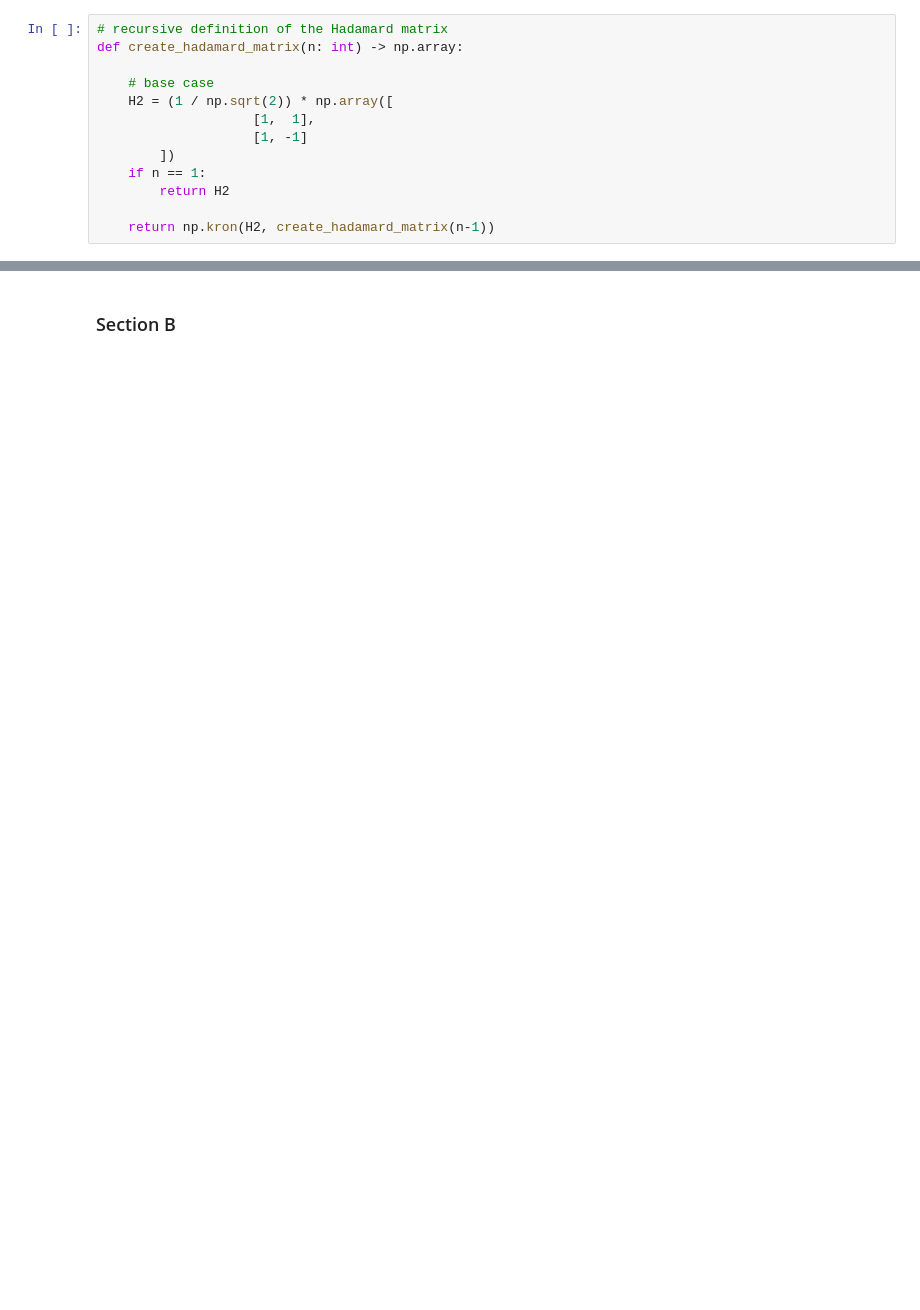
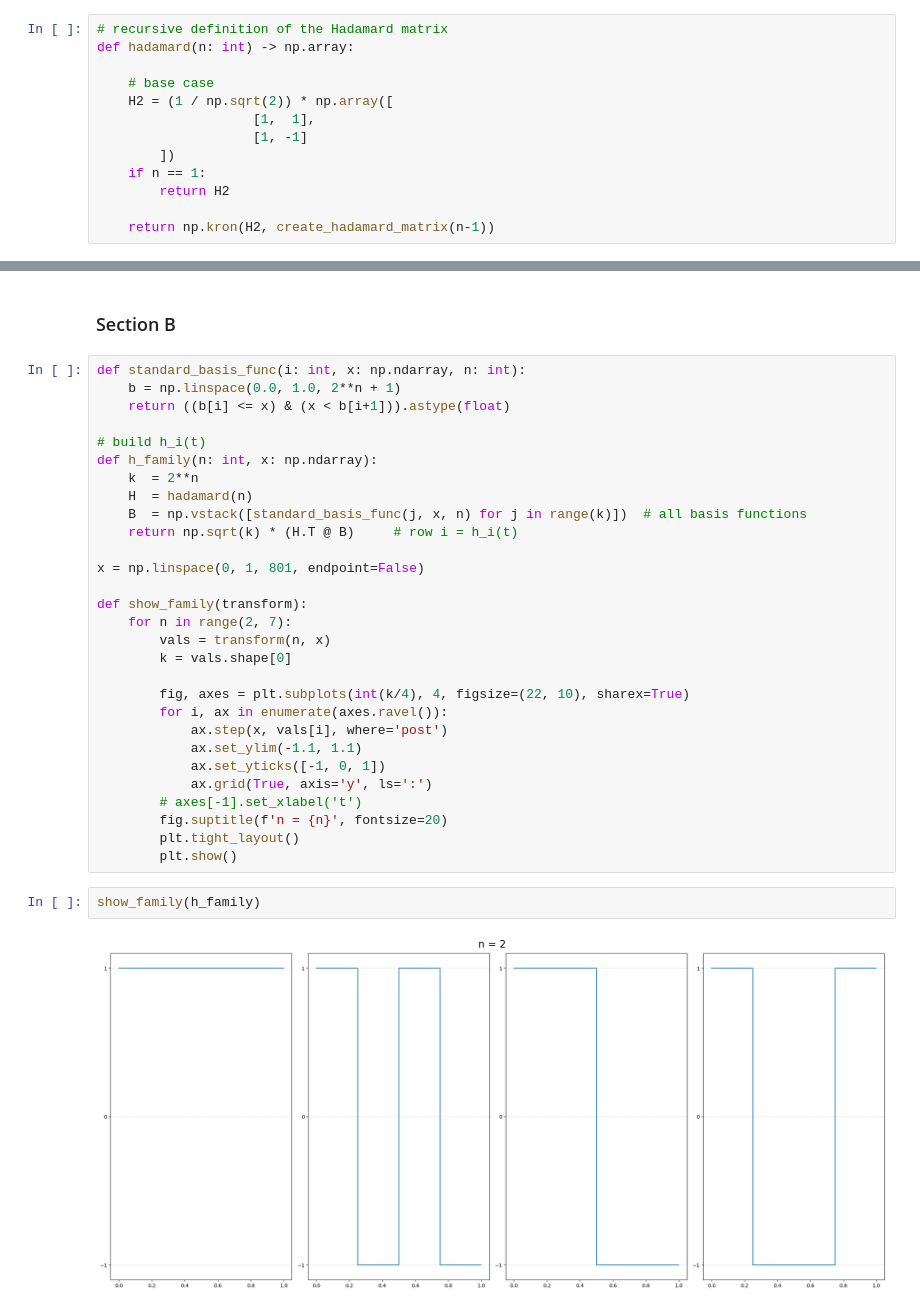
Before and after one commit to zakcory/signal_proc, a Jupyter notebook: HW1/hw1.ipynb, the cells around one changed output, grey strips where cells are left out. Drawn from its saved outputs; the diff is of its cells as text; blank space fills up the shorter version.

Commit message:
working on hadamard and haar  matrices

```diff
--- a/HW1/hw1.ipynb
+++ b/HW1/hw1.ipynb
@@ -272,7 +335,7 @@ Iteration: 2, Error: 71.03191812586867
 ### Section A
 # %%
 # recursive definition of the Hadamard matrix
-def create_hadamard_matrix(n: int) -> np.array:
+def hadamard(n: int) -> np.array:
 
     # base case
     H2 = (1 / np.sqrt(2)) * np.array([
@@ -291,2 +349,35 @@ def create_hadamard_matrix(n: int) -> np.array:
 # %% [markdown]
 ### Section B
+# %%
+def standard_basis_func(i: int, x: np.ndarray, n: int):
+    b = np.linspace(0.0, 1.0, 2**n + 1)
+    return ((b[i] <= x) & (x < b[i+1])).astype(float)
+
+# build h_i(t)
+def h_family(n: int, x: np.ndarray):
+    k  = 2**n
+    H  = hadamard(n)
+    B  = np.vstack([standard_basis_func(j, x, n) for j in range(k)])  # all basis functions
+    return np.sqrt(k) * (H.T @ B)     # row i = h_i(t)
+
+x = np.linspace(0, 1, 801, endpoint=False)
+
+def show_family(transform):
+    for n in range(2, 7):
+        vals = transform(n, x)
+        k = vals.shape[0]
+
+        fig, axes = plt.subplots(int(k/4), 4, figsize=(22, 10), sharex=True)
+        for i, ax in enumerate(axes.ravel()):
+            ax.step(x, vals[i], where='post')
+            ax.set_ylim(-1.1, 1.1)
+            ax.set_yticks([-1, 0, 1])
+            ax.grid(True, axis='y', ls=':')
+        # axes[-1].set_xlabel('t')
+        fig.suptitle(f'n = {n}', fontsize=20)
+        plt.tight_layout()
+        plt.show()
+# %%
+show_family(h_family)
+# %% [output]
+[figure, added]
```
Also changed, not shown: parts of 31 cells of this notebook.
